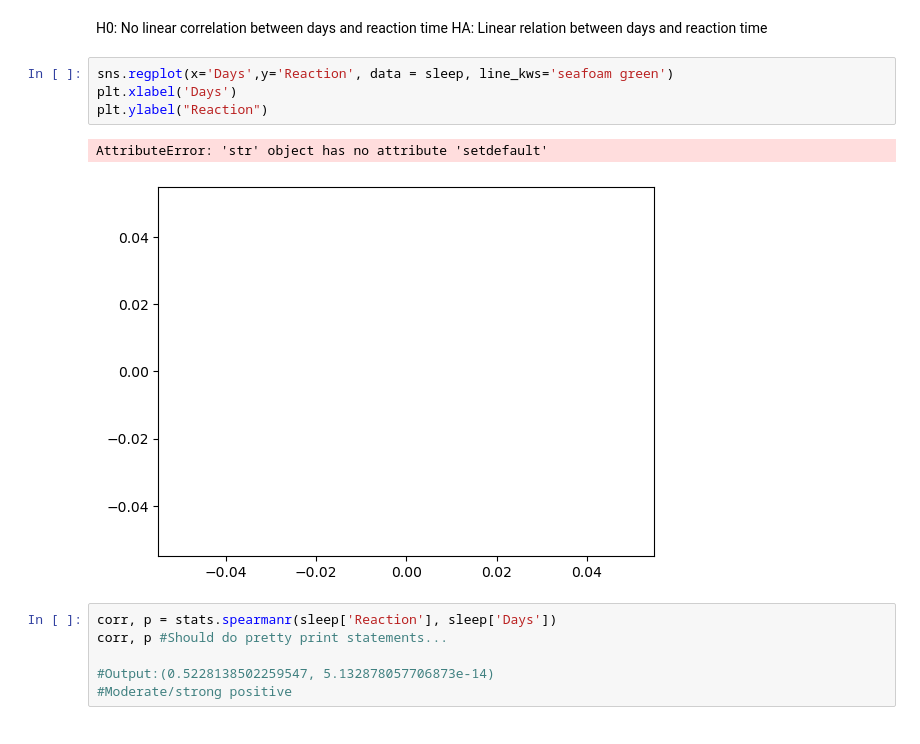
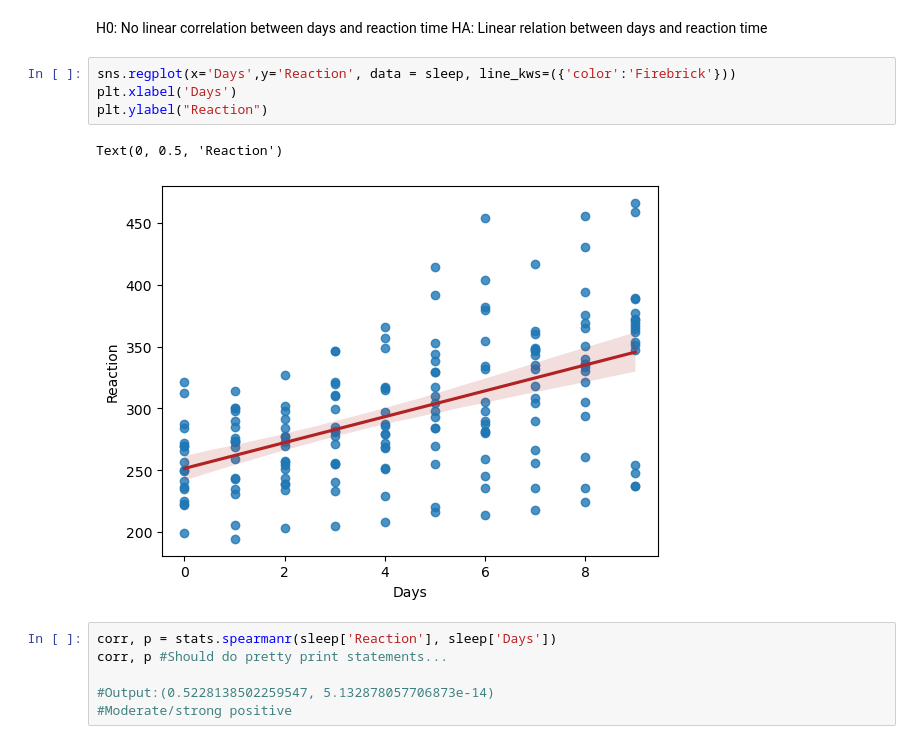
Before and after one commit to JoshuaHolt-Tech/statistics-exercises, a Jupyter notebook: hypothesis_testing.ipynb, the cells around one changed output. Saved outputs shown, nothing was run; the diff lists cells and outputs as text.

```diff
--- a/hypothesis_testing.ipynb
+++ b/hypothesis_testing.ipynb
@@ -905,12 +913,12 @@ sleep.sample(5)
 H0: No linear correlation between days and reaction time
 HA: Linear relation between days and reaction time
 # %%
-sns.regplot(x='Days',y='Reaction', data = sleep, line_kws='seafoam green')
+sns.regplot(x='Days',y='Reaction', data = sleep, line_kws=({'color':'Firebrick'}))
 plt.xlabel('Days')
 plt.ylabel("Reaction")
 # %% [output]
-AttributeError: 'str' object has no attribute 'setdefault'
+Text(0, 0.5, 'Reaction')
-[figure, old version]
+[figure, new version]
 # %%
 corr, p = stats.spearmanr(sleep['Reaction'], sleep['Days'])
 corr, p #Should do pretty print statements...
```
Also changed, not shown: parts of 45 cells of this notebook.
